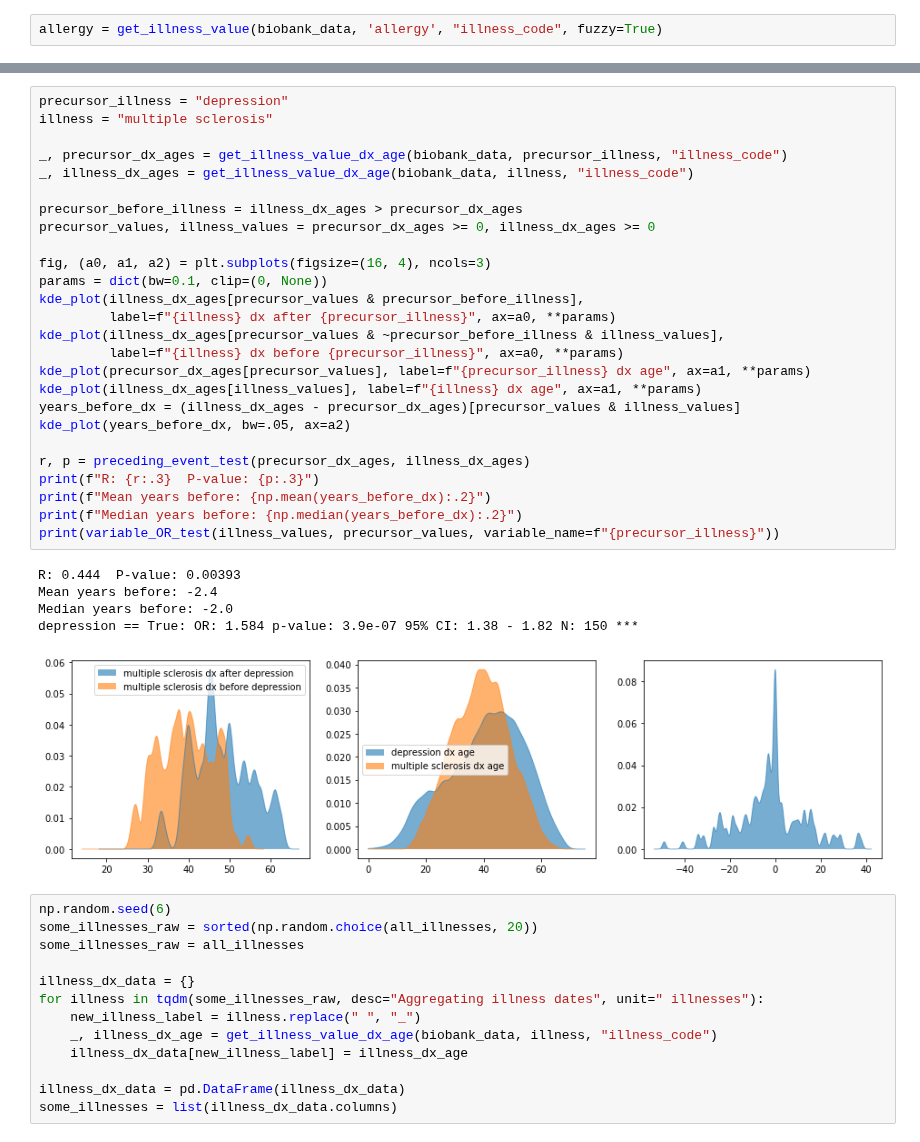
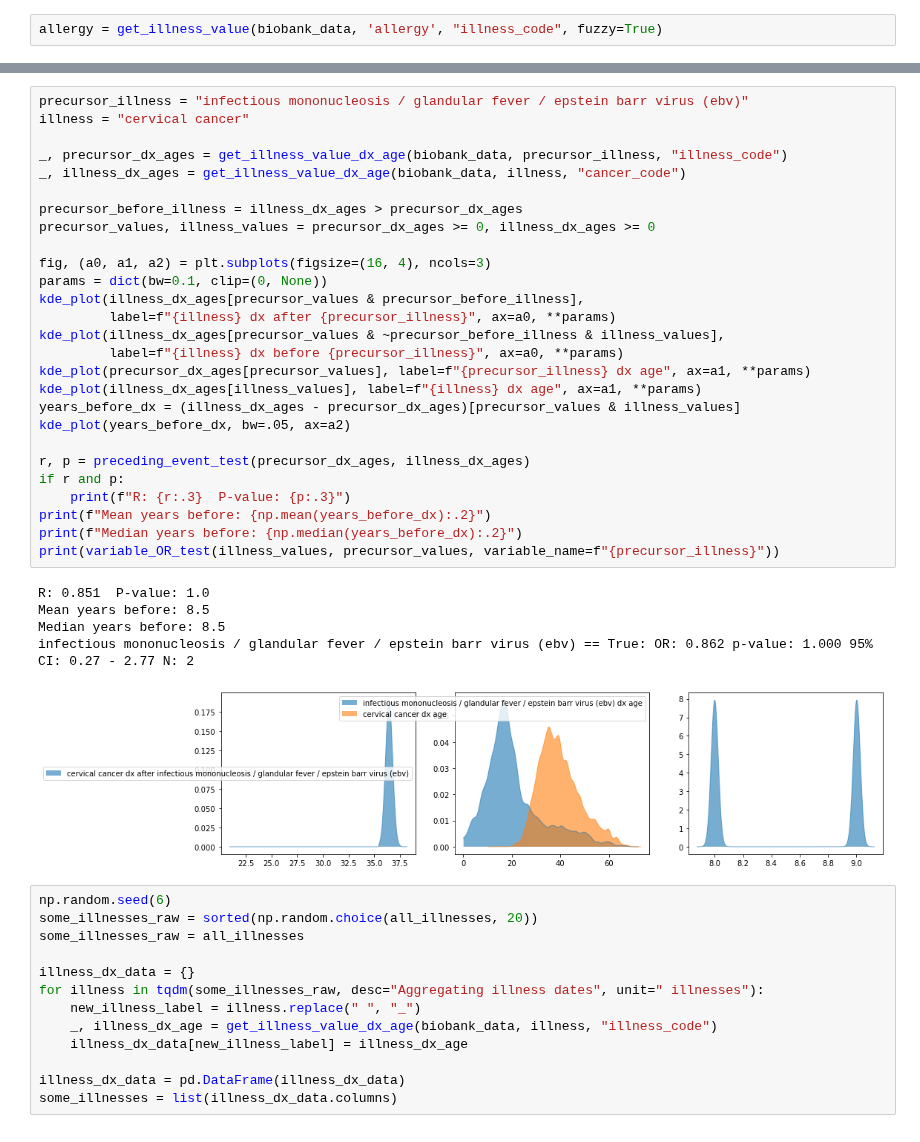
Before and after one commit to cole-khamnei/HLA_genotyping_associations, a Jupyter notebook: notebooks/comorbid_graph.ipynb, the cells around one changed output, grey strips where cells are left out. Drawn from its saved outputs; the diff is of its cells as text.

```diff
--- a/notebooks/comorbid_graph.ipynb
+++ b/notebooks/comorbid_graph.ipynb
@@ -143,35 +139,36 @@ recieved D3 and B12 == True: OR: 10.259 p-value: 0.000 95% CI: 4.85 - 21.72 N: 5
 # %%
-precursor_illness = "depression"
-illness = "multiple sclerosis"
+precursor_illness = "infectious mononucleosis / glandular fever / epstein barr virus (ebv)"
+illness = "cervical cancer"
 
 _, precursor_dx_ages = get_illness_value_dx_age(biobank_data, precursor_illness, "illness_code")
-_, illness_dx_ages = get_illness_value_dx_age(biobank_data, illness, "illness_code")
+_, illness_dx_ages = get_illness_value_dx_age(biobank_data, illness, "cancer_code")
 
 precursor_before_illness = illness_dx_ages > precursor_dx_ages
 precursor_values, illness_values = precursor_dx_ages >= 0, illness_dx_ages >= 0
 
 fig, (a0, a1, a2) = plt.subplots(figsize=(16, 4), ncols=3)
 params = dict(bw=0.1, clip=(0, None))
 kde_plot(illness_dx_ages[precursor_values & precursor_before_illness],
          label=f"{illness} dx after {precursor_illness}", ax=a0, **params)
 kde_plot(illness_dx_ages[precursor_values & ~precursor_before_illness & illness_values],
          label=f"{illness} dx before {precursor_illness}", ax=a0, **params)
 kde_plot(precursor_dx_ages[precursor_values], label=f"{precursor_illness} dx age", ax=a1, **params)
 kde_plot(illness_dx_ages[illness_values], label=f"{illness} dx age", ax=a1, **params)
 years_before_dx = (illness_dx_ages - precursor_dx_ages)[precursor_values & illness_values]
 kde_plot(years_before_dx, bw=.05, ax=a2)
 
 r, p = preceding_event_test(precursor_dx_ages, illness_dx_ages)
-print(f"R: {r:.3}  P-value: {p:.3}")
+if r and p:
+    print(f"R: {r:.3}  P-value: {p:.3}")
 print(f"Mean years before: {np.mean(years_before_dx):.2}")
 print(f"Median years before: {np.median(years_before_dx):.2}")
 print(variable_OR_test(illness_values, precursor_values, variable_name=f"{precursor_illness}"))
 # %% [output]
-R: 0.444  P-value: 0.00393
-Mean years before: -2.4
-Median years before: -2.0
-depression == True: OR: 1.584 p-value: 3.9e-07 95% CI: 1.38 - 1.82 N: 150 ***
+R: 0.851  P-value: 1.0
+Mean years before: 8.5
+Median years before: 8.5
+infectious mononucleosis / glandular fever / epstein barr virus (ebv) == True: OR: 0.862 p-value: 1.000 95% CI: 0.27 - 2.77 N: 2
-[figure, old version]
+[figure, new version]
 # %%
 np.random.seed(6)
 some_illnesses_raw = sorted(np.random.choice(all_illnesses, 20))
```
Also changed, not shown: parts of 6 cells of this notebook, 3 other files.
